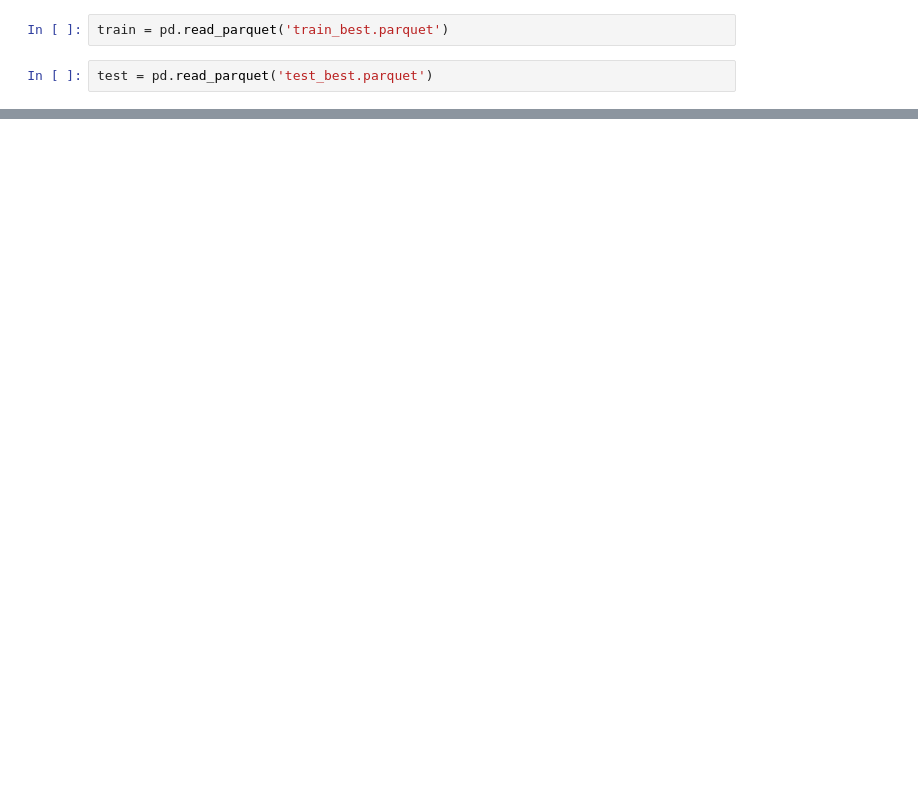
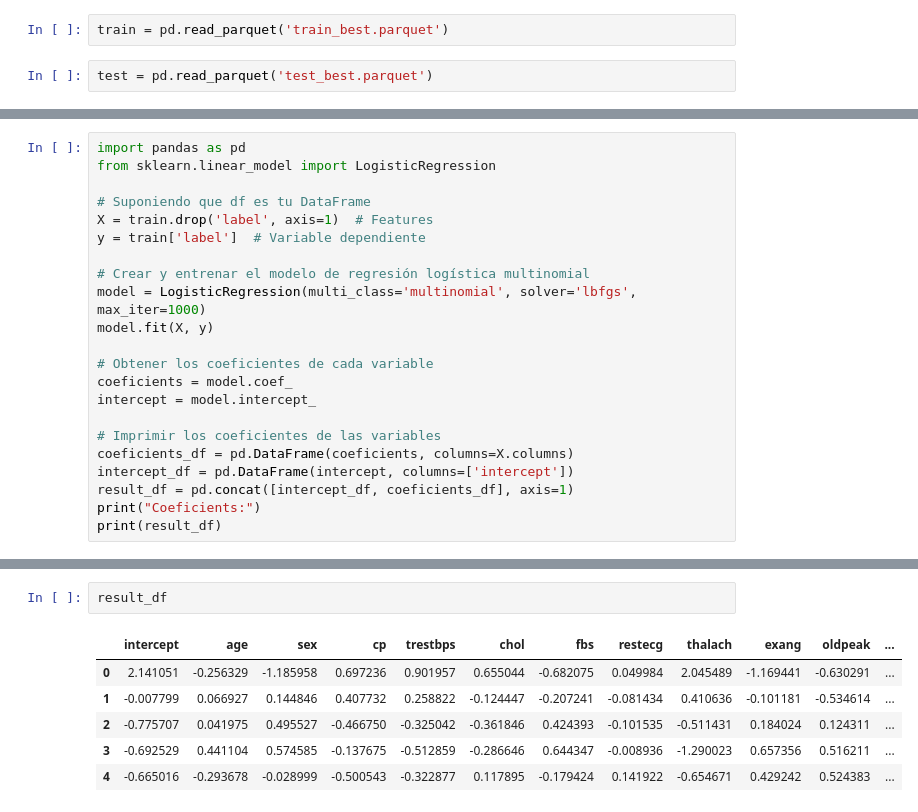
Before and after one commit to nachoreyesv/DATA_PROJECT_3, a Jupyter notebook: Ejecutable/Nacho/nuevo_main.ipynb, the cells around one changed output, grey strips where cells are left out. Cells and saved outputs as stored; diff of their text form; blank space fills up the shorter version.

```diff
--- a/Ejecutable/Nacho/nuevo_main.ipynb
+++ b/Ejecutable/Nacho/nuevo_main.ipynb
@@ -121,0 +42,22 @@ predicted_df_cor[['ID', 'label']].to_csv('tryTEST_data.csv', index=False)
+# %%
+import pandas as pd
+from sklearn.linear_model import LogisticRegression
+
+# Suponiendo que df es tu DataFrame
+X = train.drop('label', axis=1)  # Features
+y = train['label']  # Variable dependiente
+
+# Crear y entrenar el modelo de regresión logística multinomial
+model = LogisticRegression(multi_class='multinomial', solver='lbfgs', max_iter=1000)
+model.fit(X, y)
+
+# Obtener los coeficientes de cada variable
+coeficients = model.coef_
+intercept = model.intercept_
+
+# Imprimir los coeficientes de las variables
+coeficients_df = pd.DataFrame(coeficients, columns=X.columns)
+intercept_df = pd.DataFrame(intercept, columns=['intercept'])
+result_df = pd.concat([intercept_df, coeficients_df], axis=1)
+print("Coeficients:")
+print(result_df)
@@ -121,0 +89,9 @@ predicted_df_cor[['ID', 'label']].to_csv('tryTEST_data.csv', index=False)
+# %%
+result_df
+# %% [output]
+|  | intercept | age | sex | cp | trestbps | chol | fbs | restecg | thalach | exang | oldpeak | ... |
+| 0 | 2.141051 | -0.256329 | -1.185958 | 0.697236 | 0.901957 | 0.655044 | -0.682075 | 0.049984 | 2.045489 | -1.169441 | -0.630291 | ... |
+| 1 | -0.007799 | 0.066927 | 0.144846 | 0.407732 | 0.258822 | -0.124447 | -0.207241 | -0.081434 | 0.410636 | -0.101181 | -0.534614 | ... |
+| 2 | -0.775707 | 0.041975 | 0.495527 | -0.466750 | -0.325042 | -0.361846 | 0.424393 | -0.101535 | -0.511431 | 0.184024 | 0.124311 | ... |
+| 3 | -0.692529 | 0.441104 | 0.574585 | -0.137675 | -0.512859 | -0.286646 | 0.644347 | -0.008936 | -1.290023 | 0.657356 | 0.516211 | ... |
+| 4 | -0.665016 | -0.293678 | -0.028999 | -0.500543 | -0.322877 | 0.117895 | -0.179424 | 0.141922 | -0.654671 | 0.429242 | 0.524383 | ... |
```
Also changed, not shown: parts of 42 cells of this notebook, 28 other files.
